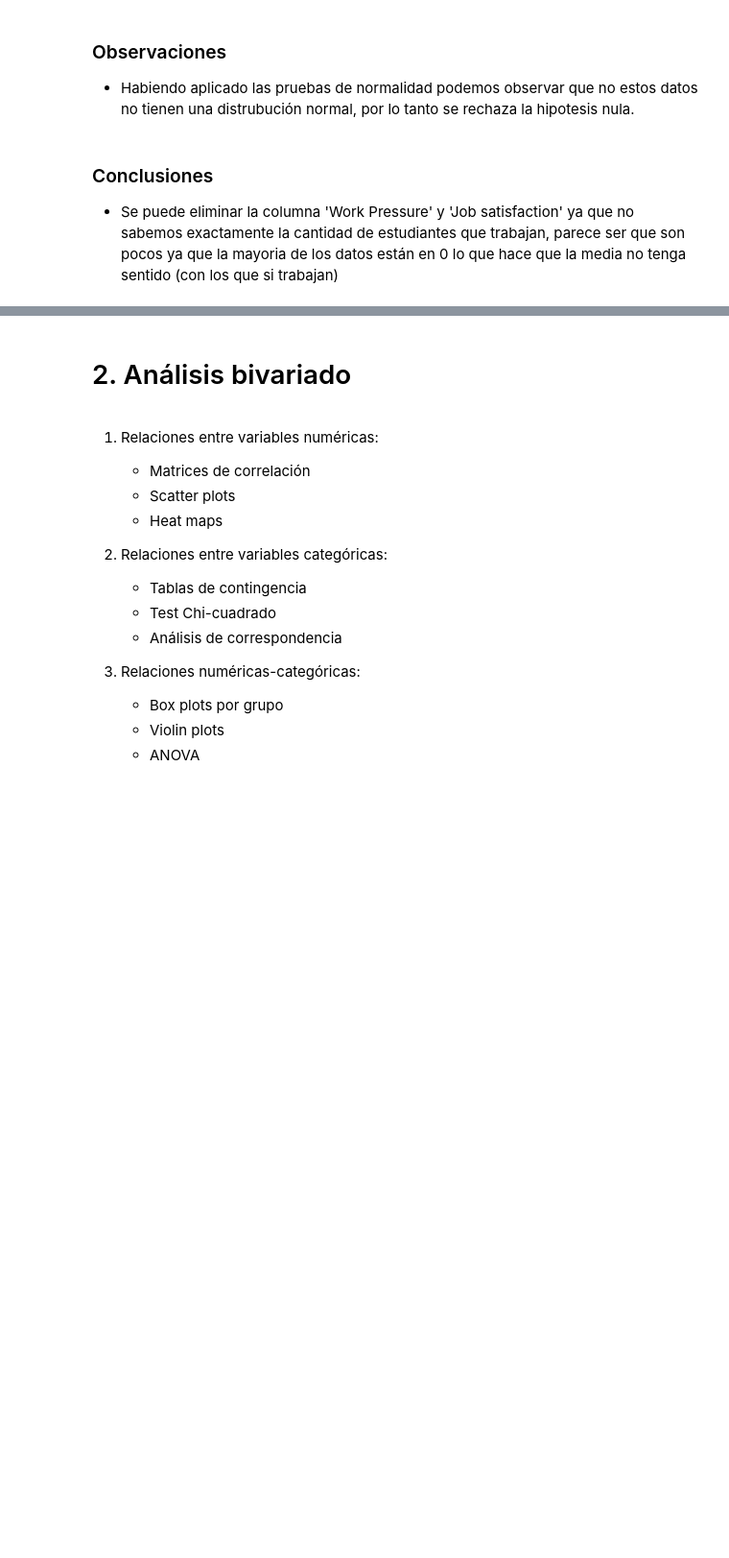
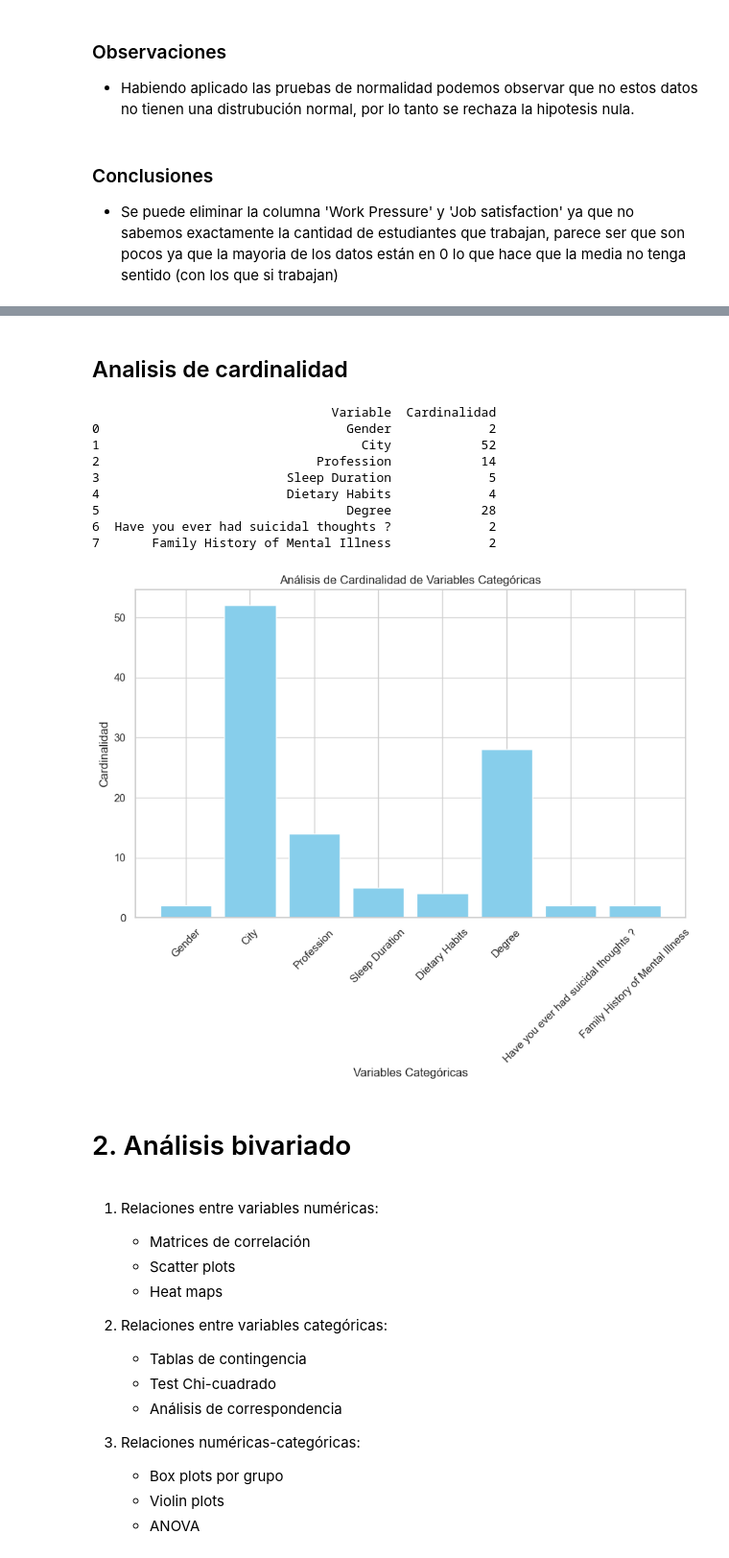
Before and after one commit to Nuria322/Student_Depression_Data_Analysis, a Jupyter notebook: notebooks/2_Analisis_exploratorio.ipynb, the cells around one changed output, grey strips where cells are left out. Shown at 96% size. Cells and saved outputs as stored; diff of their text form; code cells hidden in the pictures; blank space fills up the shorter version.

```diff
--- a/notebooks/2_Analisis_exploratorio.ipynb
+++ b/notebooks/2_Analisis_exploratorio.ipynb
@@ -327,3 +560,36 @@ La muestra no parece provenir de una distribución normal (se rechaza H0) para S
+# %% [markdown]
+## Analisis de cardinalidad
+# %%
+# Columnas categóricas
+categorical_columns = df.select_dtypes(include=['object']).columns
+
+# Crear un DataFrame para almacenar la cardinalidad
+cardinality_df = pd.DataFrame({
+    'Variable': categorical_columns,
+    'Cardinalidad': [df[col].nunique() for col in categorical_columns]
+})
+print(cardinality_df)
+
+# Grafico
+plt.figure(figsize=(10, 6))
+plt.bar(cardinality_df['Variable'], cardinality_df['Cardinalidad'], color='skyblue')
+plt.title('Análisis de Cardinalidad de Variables Categóricas')
+plt.xlabel('Variables Categóricas')
+plt.ylabel('Cardinalidad')
+plt.xticks(rotation=45)
+plt.grid(axis='y', alpha=0.75)
+plt.show()
+# %% [output]
+                                Variable  Cardinalidad
+0                                 Gender             2
+1                                   City            52
+2                             Profession            14
+3                         Sleep Duration             5
+4                         Dietary Habits             4
+5                                 Degree            28
+6  Have you ever had suicidal thoughts ?             2
+7       Family History of Mental Illness             2
+[figure, added]
 # %% [markdown]
 # 2. Análisis bivariado
 # %% [markdown]
```
Also changed, not shown: parts of 6 cells of this notebook.
